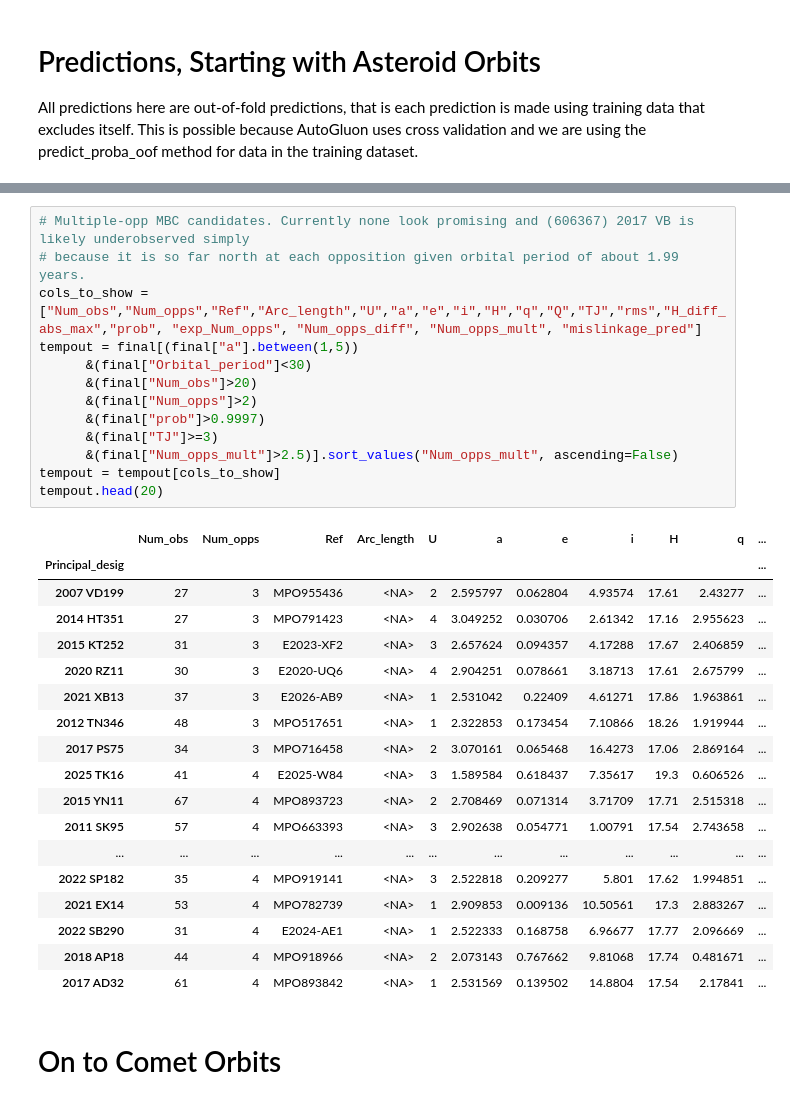
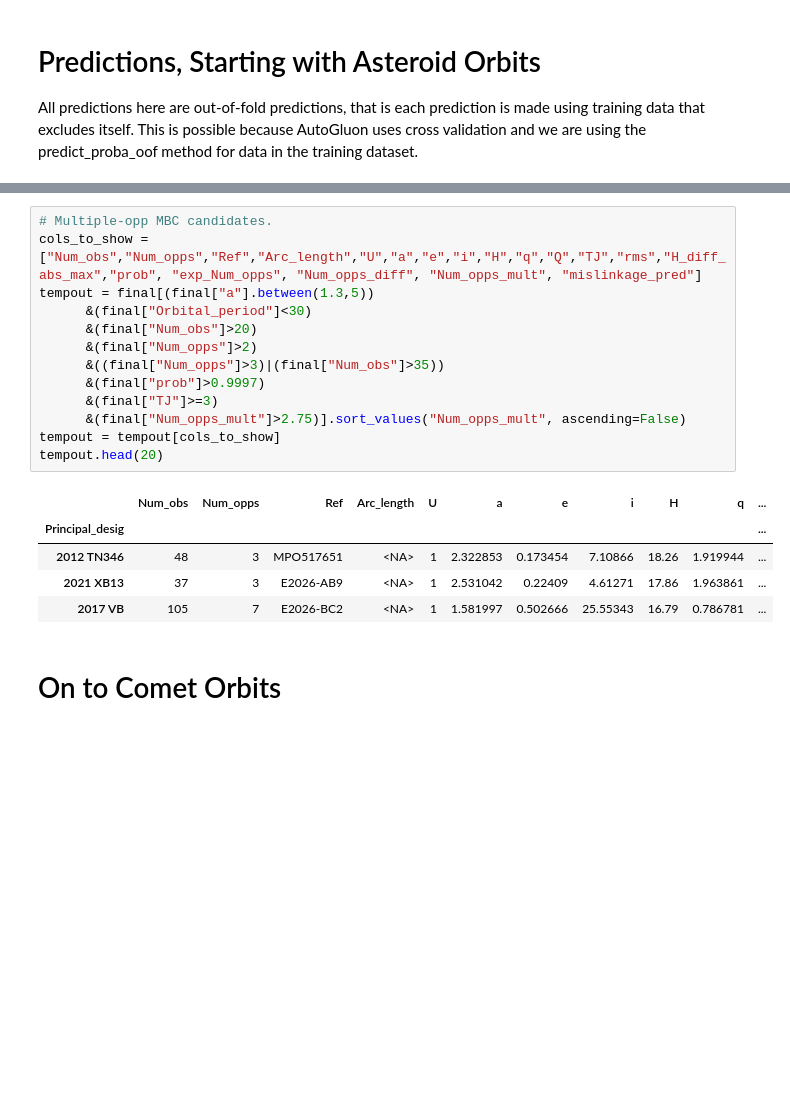
Before and after one commit to AstML/ActivitySCOPE, a Jupyter notebook: ActivitySCOPE_simplified_demo.ipynb, the cells around one changed output, grey strips where cells are left out. Drawn from its saved outputs; the diff is of its cells as text; blank space fills up the shorter version.

```diff
--- a/ActivitySCOPE_simplified_demo.ipynb
+++ b/ActivitySCOPE_simplified_demo.ipynb
@@ -567,35 +604,22 @@ tempout.head(20)
 # %%
-# Multiple-opp MBC candidates. Currently none look promising and (606367) 2017 VB is likely underobserved simply
-# because it is so far north at each opposition given orbital period of about 1.99 years.
+# Multiple-opp MBC candidates.
 cols_to_show = ["Num_obs","Num_opps","Ref","Arc_length","U","a","e","i","H","q","Q","TJ","rms","H_diff_abs_max","prob", "exp_Num_opps", "Num_opps_diff", "Num_opps_mult", "mislinkage_pred"]
-tempout = final[(final["a"].between(1,5))
+tempout = final[(final["a"].between(1.3,5))
       &(final["Orbital_period"]<30)
       &(final["Num_obs"]>20)
       &(final["Num_opps"]>2)
+      &((final["Num_opps"]>3)|(final["Num_obs"]>35))
       &(final["prob"]>0.9997)
       &(final["TJ"]>=3)
-      &(final["Num_opps_mult"]>2.5)].sort_values("Num_opps_mult", ascending=False)
+      &(final["Num_opps_mult"]>2.75)].sort_values("Num_opps_mult", ascending=False)
 tempout = tempout[cols_to_show]
 tempout.head(20)
 # %% [output]
 |  | Num_obs | Num_opps | Ref | Arc_length | U | a | e | i | H | q | ... |
 | Principal_desig |  |  |  |  |  |  |  |  |  |  | ... |
-| 2007 VD199 | 27 | 3 | MPO955436 | <NA> | 2 | 2.595797 | 0.062804 | 4.93574 | 17.61 | 2.43277 | ... |
-| 2014 HT351 | 27 | 3 | MPO791423 | <NA> | 4 | 3.049252 | 0.030706 | 2.61342 | 17.16 | 2.955623 | ... |
-| 2015 KT252 | 31 | 3 | E2023-XF2 | <NA> | 3 | 2.657624 | 0.094357 | 4.17288 | 17.67 | 2.406859 | ... |
-| 2020 RZ11 | 30 | 3 | E2020-UQ6 | <NA> | 4 | 2.904251 | 0.078661 | 3.18713 | 17.61 | 2.675799 | ... |
+| 2012 TN346 | 48 | 3 | MPO517651 | <NA> | 1 | 2.322853 | 0.173454 | 7.10866 | 18.26 | 1.919944 | ... |
 | 2021 XB13 | 37 | 3 | E2026-AB9 | <NA> | 1 | 2.531042 | 0.22409 | 4.61271 | 17.86 | 1.963861 | ... |
-| 2012 TN346 | 48 | 3 | MPO517651 | <NA> | 1 | 2.322853 | 0.173454 | 7.10866 | 18.26 | 1.919944 | ... |
-| 2017 PS75 | 34 | 3 | MPO716458 | <NA> | 2 | 3.070161 | 0.065468 | 16.4273 | 17.06 | 2.869164 | ... |
-| 2025 TK16 | 41 | 4 | E2025-W84 | <NA> | 3 | 1.589584 | 0.618437 | 7.35617 | 19.3 | 0.606526 | ... |
-| 2015 YN11 | 67 | 4 | MPO893723 | <NA> | 2 | 2.708469 | 0.071314 | 3.71709 | 17.71 | 2.515318 | ... |
-| 2011 SK95 | 57 | 4 | MPO663393 | <NA> | 3 | 2.902638 | 0.054771 | 1.00791 | 17.54 | 2.743658 | ... |
-| ... | ... | ... | ... | ... | ... | ... | ... | ... | ... | ... | ... |
-| 2022 SP182 | 35 | 4 | MPO919141 | <NA> | 3 | 2.522818 | 0.209277 | 5.801 | 17.62 | 1.994851 | ... |
-| 2021 EX14 | 53 | 4 | MPO782739 | <NA> | 1 | 2.909853 | 0.009136 | 10.50561 | 17.3 | 2.883267 | ... |
-| 2022 SB290 | 31 | 4 | E2024-AE1 | <NA> | 1 | 2.522333 | 0.168758 | 6.96677 | 17.77 | 2.096669 | ... |
-| 2018 AP18 | 44 | 4 | MPO918966 | <NA> | 2 | 2.073143 | 0.767662 | 9.81068 | 17.74 | 0.481671 | ... |
-| 2017 AD32 | 61 | 4 | MPO893842 | <NA> | 1 | 2.531569 | 0.139502 | 14.8804 | 17.54 | 2.17841 | ... |
+| 2017 VB | 105 | 7 | E2026-BC2 | <NA> | 1 | 1.581997 | 0.502666 | 25.55343 | 16.79 | 0.786781 | ... |
 # %% [markdown]
 # On to Comet Orbits
 # %%
```
Also changed, not shown: parts of 19 cells of this notebook.
